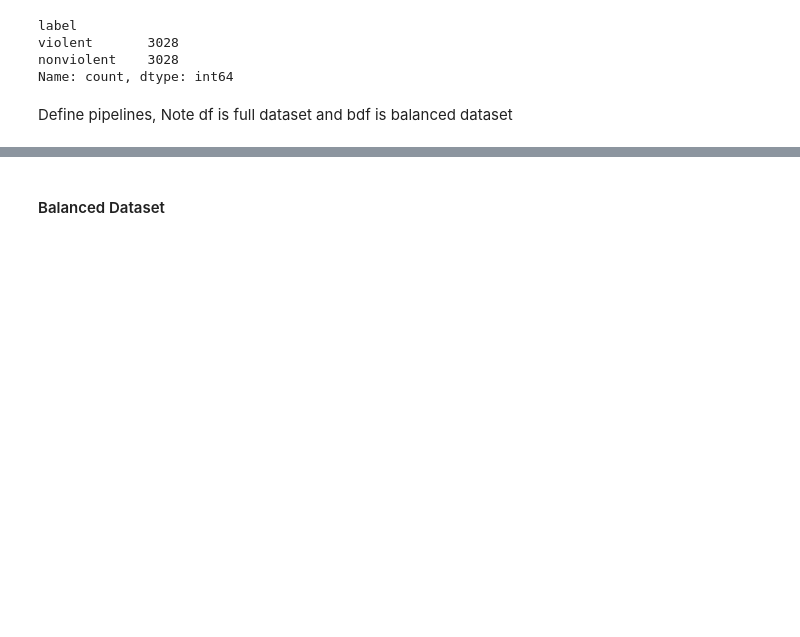
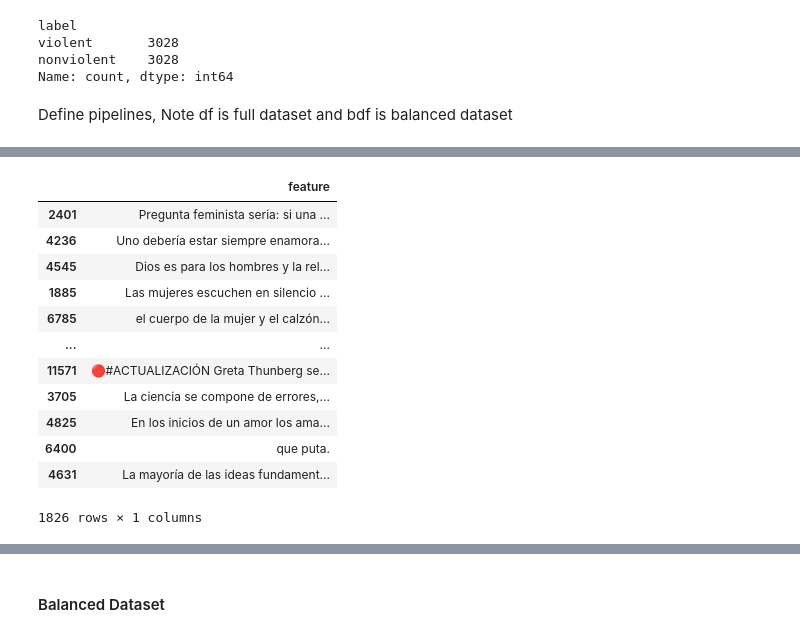
Before and after one commit to PacoBahena/hate_detection, a Jupyter notebook: ia_hate/models/models.ipynb, the cells around one changed output, grey strips where cells are left out. Saved outputs shown, nothing was run; the diff lists cells and outputs as text; code cells hidden in the pictures; blank space fills up the shorter version.

```diff
--- a/ia_hate/models/models.ipynb
+++ b/ia_hate/models/models.ipynb
@@ -165,0 +215,42 @@ NameError: name 'X_train' is not defined
+# %%
+from sklearn.utils import resample
+
+data = df
+X_train, X_test_full, y_train, y_test_full =\
+train_test_split(data.loc[:,["feature"]],data["label"], test_size= 0.3, random_state= 1)
+print(df.shape)
+print(y_test_full.value_counts())
+
+# --- join X and y for resampling ---
+test_df = X_test_full.copy()
+test_df["label"] = y_test_full.values
+
+# --- separate classes ---
+violent_df     = test_df[test_df["label"] == "violent"]
+nonviolent_df  = test_df[test_df["label"] == "nonviolent"]
+
+# target size = minority count (here nonviolent is smaller: 913)
+target_n = 913
+
+# --- downsample majority to match minority ---
+violent_down = resample(violent_df,     replace=False, n_samples=target_n, random_state=1)
+nonviolent_k = resample(nonviolent_df,  replace=False, n_samples=target_n, random_state=1)
+
+balanced_test = pd.concat([violent_down, nonviolent_k]).sample(frac=1, random_state=1)  # shuffle
+
+# --- split back to X, y ---
+X_test = balanced_test["feature"]
+y_test = balanced_test["label"]
+
+print(y_test_full.value_counts())  # original imbalanced test
+print(y_test.value_counts())   # now balanced 1:1
+
+
+#### why do we do this ?
+
+### IMPORTANT EXPLANATION
+
+# our test dataset as is is imbalanced 70-30, (violent-non violent respectively)
+# there is nothing in research to suggest that the natural priors resemble these prior distributions.
+# Hence validating models on an imbalanced violent dataset would artificially boost precision for identifying violent texts.
+# It is safer to validate detectors on a balanced dataset.
@@ -165,0 +308,16 @@ NameError: name 'X_train' is not defined
+# %%
+X_test.to_frame()
+# %% [output]
+|  | feature |
+| 2401 | Pregunta feminista seria: si una ... |
+| 4236 | Uno debería estar siempre enamora... |
+| 4545 | Dios es para los hombres y la rel... |
+| 1885 | Las mujeres escuchen en silencio ... |
+| 6785 | el cuerpo de la mujer y el calzón... |
+| ... | ... |
+| 11571 | 🔴#ACTUALIZACIÓN Greta Thunberg se... |
+| 3705 | La ciencia se compone de errores,... |
+| 4825 | En los inicios de un amor los ama... |
+| 6400 | que puta. |
+| 4631 | La mayoría de las ideas fundament... |
+1826 rows × 1 columns
```
Also changed, not shown: parts of 35 cells of this notebook, 4 other files.
